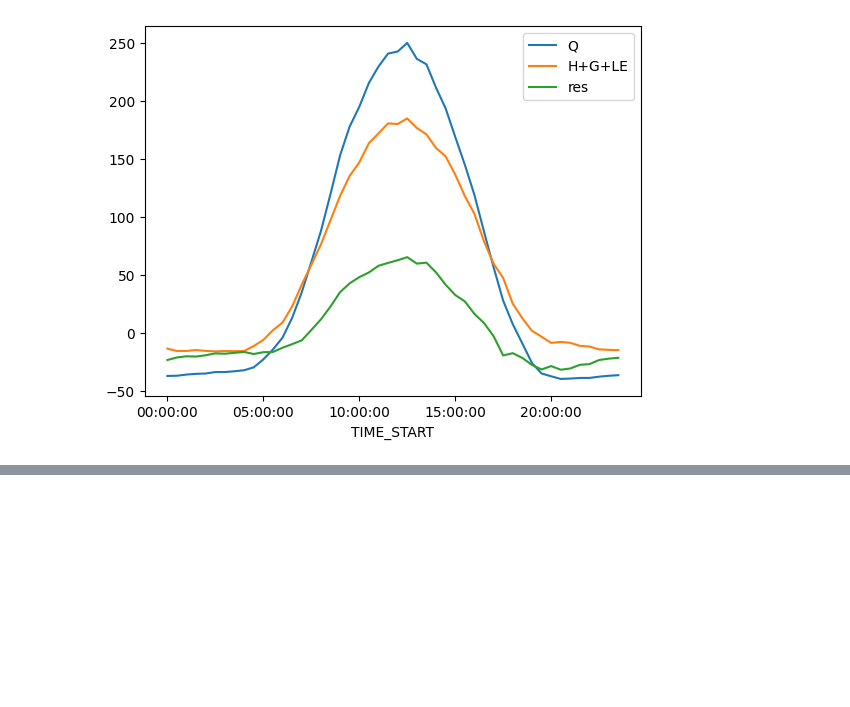
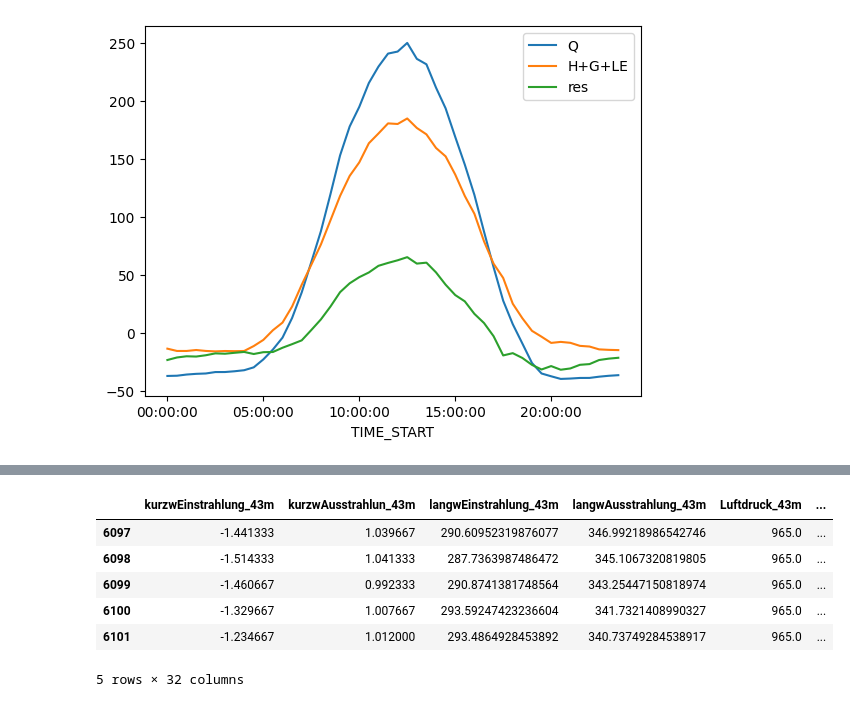
Before and after one commit to justusm00/ebc-project, a Jupyter notebook: data_2023/analysis_2023.ipynb, the cells around one changed output, grey strips where cells are left out. Drawn from its saved outputs; the diff is of its cells as text; code cells hidden in the pictures; blank space fills up the shorter version.

```diff
--- a/data_2023/analysis_2023.ipynb
+++ b/data_2023/analysis_2023.ipynb
@@ -91,0 +89,10 @@ df2["Q"] = -df2["kurzwEinstrahlung_43m"] - df2["kurzwAusstrahlun_43m"]
+# %%
+df2["Bodentemp_1_15cm"] = df2["Bodentemp_1_15cm"].astype(float)
+# %% [output]
+|  | kurzwEinstrahlung_43m | kurzwAusstrahlun_43m | langwEinstrahlung_43m | langwAusstrahlung_43m | Luftdruck_43m | ... |
+| 6097 | -1.441333 | 1.039667 | 290.60952319876077 | 346.99218986542746 | 965.0 | ... |
+| 6098 | -1.514333 | 1.041333 | 287.7363987486472 | 345.1067320819805 | 965.0 | ... |
+| 6099 | -1.460667 | 0.992333 | 290.8741381748564 | 343.25447150818974 | 965.0 | ... |
+| 6100 | -1.329667 | 1.007667 | 293.59247423236604 | 341.7321408990327 | 965.0 | ... |
+| 6101 | -1.234667 | 1.012000 | 293.4864928453892 | 340.73749284538917 | 965.0 | ... |
+5 rows × 32 columns
```
Also changed, not shown: parts of 1 cell of this notebook, 2 other files.
